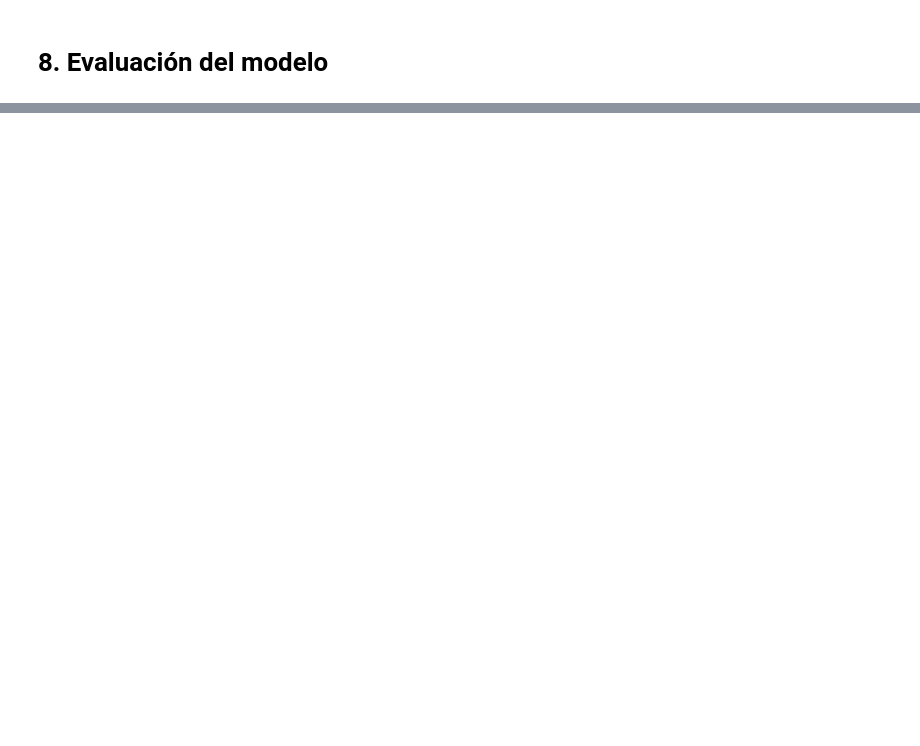
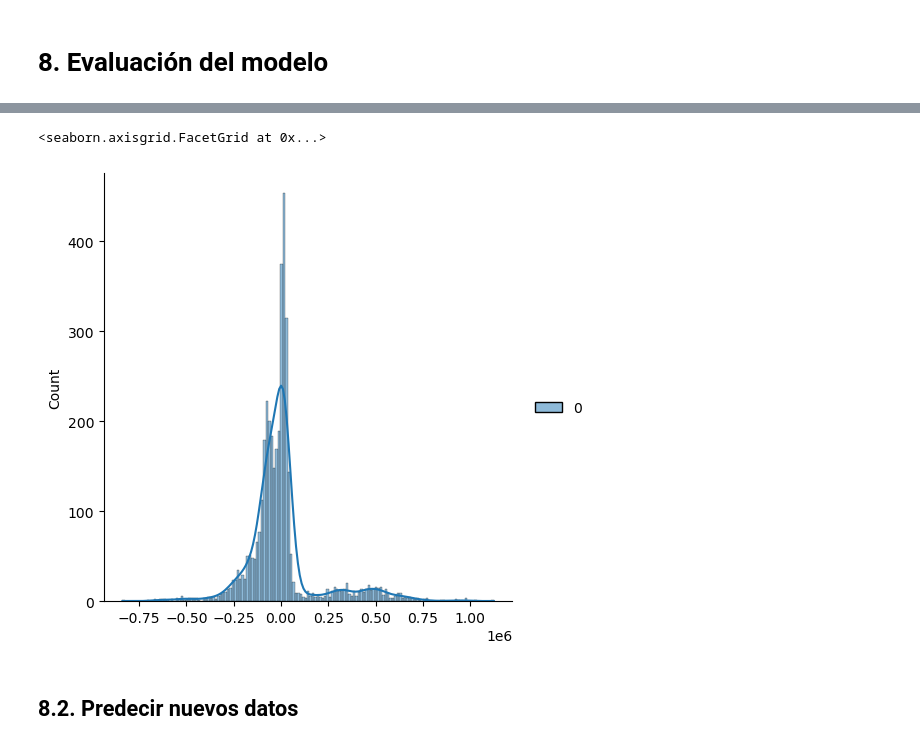
Before and after one commit to HishamHuneidie/practicas-deep-learning, a Jupyter notebook: practicas/01-Primer modelo.ipynb, the cells around one changed output, grey strips where cells are left out. Saved outputs shown, nothing was run; the diff lists cells and outputs as text; code cells hidden in the pictures; blank space fills up the shorter version.

```diff
--- a/practicas/01-Primer modelo.ipynb
+++ b/practicas/01-Primer modelo.ipynb
@@ -302,0 +427,3 @@ x_test.shape
+# %%
+# Rotar y_test para comprobar predicción
+errors = y_test.values.reshape( y_test.shape[0], 1 ) - prediccion
@@ -302,0 +440,7 @@ x_test.shape
+# %%
+sns.displot(errors, kde=True)
+# %% [output]
+<seaborn.axisgrid.FacetGrid at 0x...>
+[figure, added]
+# %% [markdown]
+## 8.2. Predecir nuevos datos
```
Also changed, not shown: parts of 28 cells of this notebook, 6 other files.
